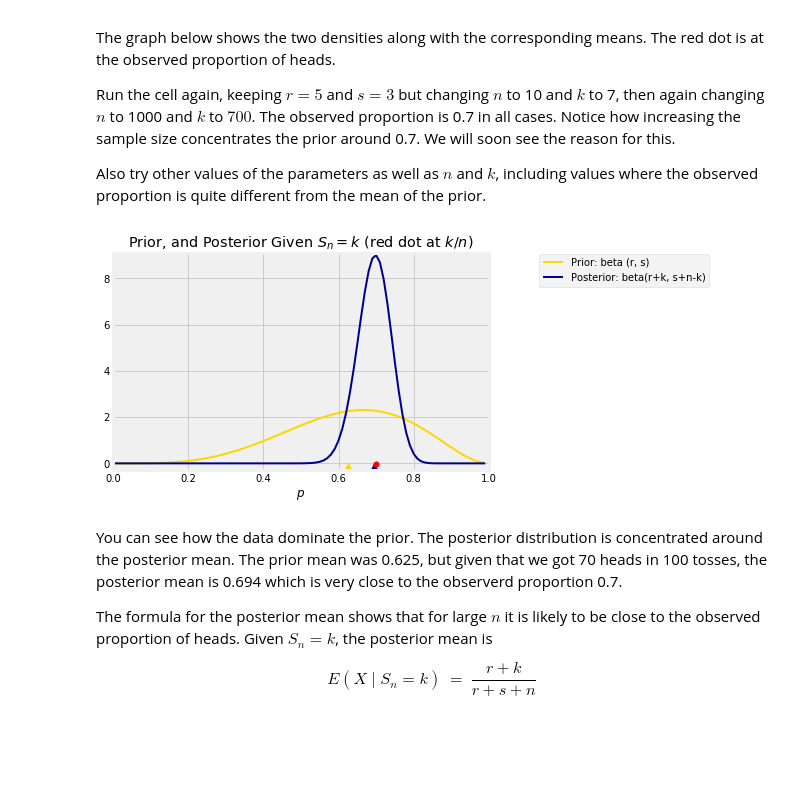
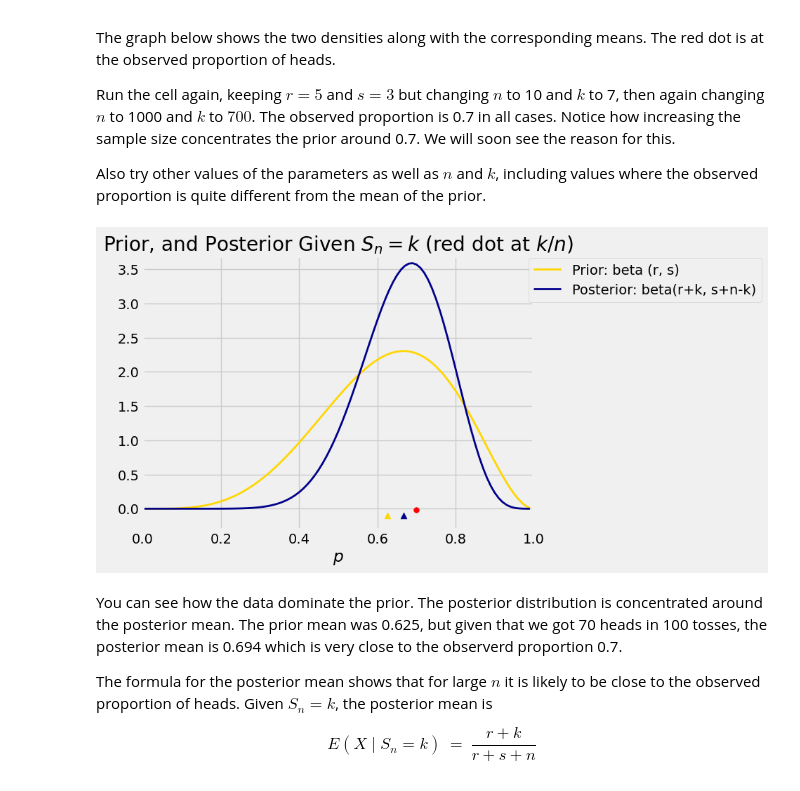
Before and after one commit to prob140/textbook, a Jupyter notebook: content/Chapter_21/01_Updating_and_Prediction.ipynb, the cells around one changed output. Drawn from its saved outputs; the diff is of its cells as text; code cells hidden in the pictures; blank space fills up the shorter version.

```diff
--- a/content/Chapter_21/01_Updating_and_Prediction.ipynb
+++ b/content/Chapter_21/01_Updating_and_Prediction.ipynb
@@ -150,17 +150,17 @@ Also try other values of the parameters as well as $n$ and $k$, including values
 # %%
 # Prior: beta (r, s)
 # Given: S_n = k
 
 # Change the values
 r = 5
 s = 3
-n = 100
-k = 70
+n = 10
+k = 7
 
 # Leave this line alone
 plot_prior_and_posterior(r, s, n, k)
 # %% [output]
-[figure, old version]
+[figure, new version]
 # %% [markdown]
 You can see how the data dominate the prior. The posterior distribution is concentrated around the posterior mean. The prior mean was 0.625, but given that we got 70 heads in 100 tosses, the posterior mean is 0.694 which is very close to the observerd proportion 0.7.
 
```
Also changed, not shown: 1 other file.
